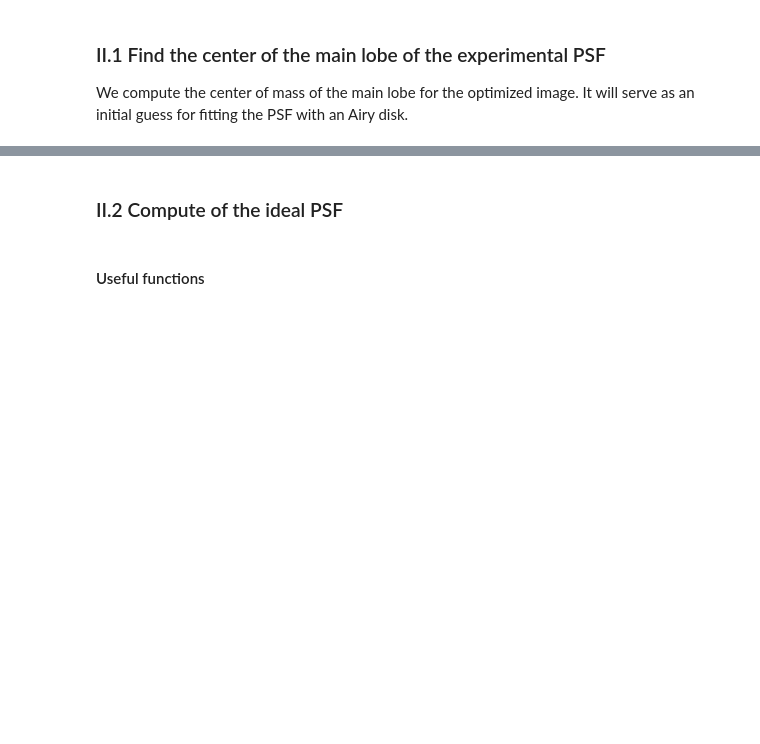
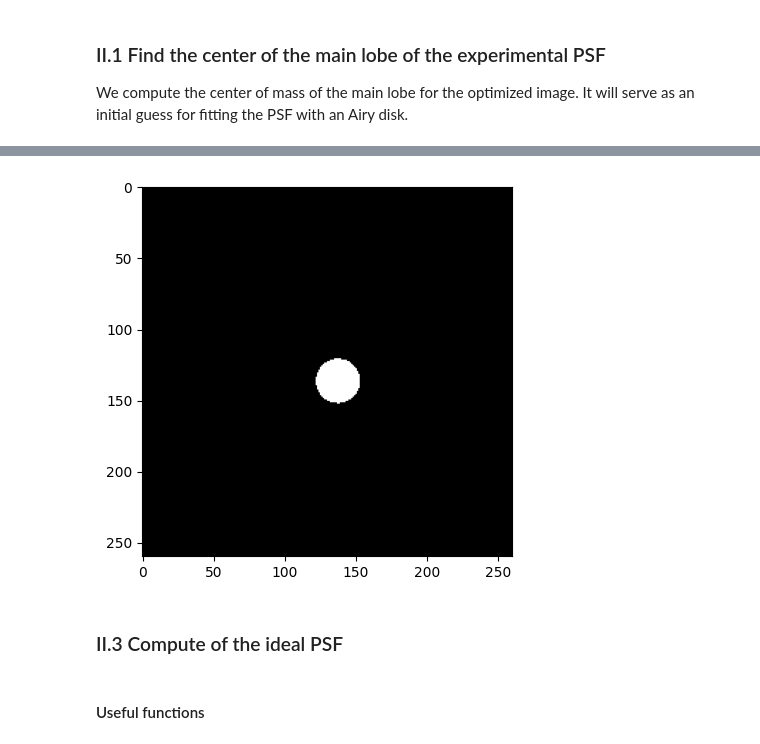
Before and after one commit to wavefrontshaping/tutorial-DMD-setup-2023, a Jupyter notebook: python/Experimental_aberration_correction.ipynb, the cells around one changed output, grey strips where cells are left out. Drawn from its saved outputs; the diff is of its cells as text; code cells hidden in the pictures; blank space fills up the shorter version.

```diff
--- a/python/Experimental_aberration_correction.ipynb
+++ b/python/Experimental_aberration_correction.ipynb
@@ -33,5 +40,28 @@ center = com(image_for_com)
+# %%
+# Generate the grid
+x0 = np.arange(0, resolution[0])
+x0 = x0/resolution[0]
+y0 = np.arange(0, resolution[1])
+y0 = y0/resolution[0]
+X0,Y0 = np.meshgrid(x0,y0)
+X,Y = X0-center[0]/resolution[0],Y0-center[1]/resolution[0]
+R = np.sqrt(X**2+Y**2)
+
+# mask_I = last_image/np.max(last_image)
+# mask_I = mask_I> 0.1
+
+mask_I =R<0.06
+
+plt.figure()
+plt.imshow(mask_I, cmap='gray')
+
+
+def normalize(A):
+    return A/np.mean(A*mask_I)
+# %% [output]
+[figure, added]
 # %% [markdown]
-### II.2 Compute of the ideal PSF
+### II.3 Compute of the ideal PSF
 # %% [markdown]
 #### Useful functions
 # %%
```
Also changed, not shown: parts of 13 cells of this notebook, 6 other files.
